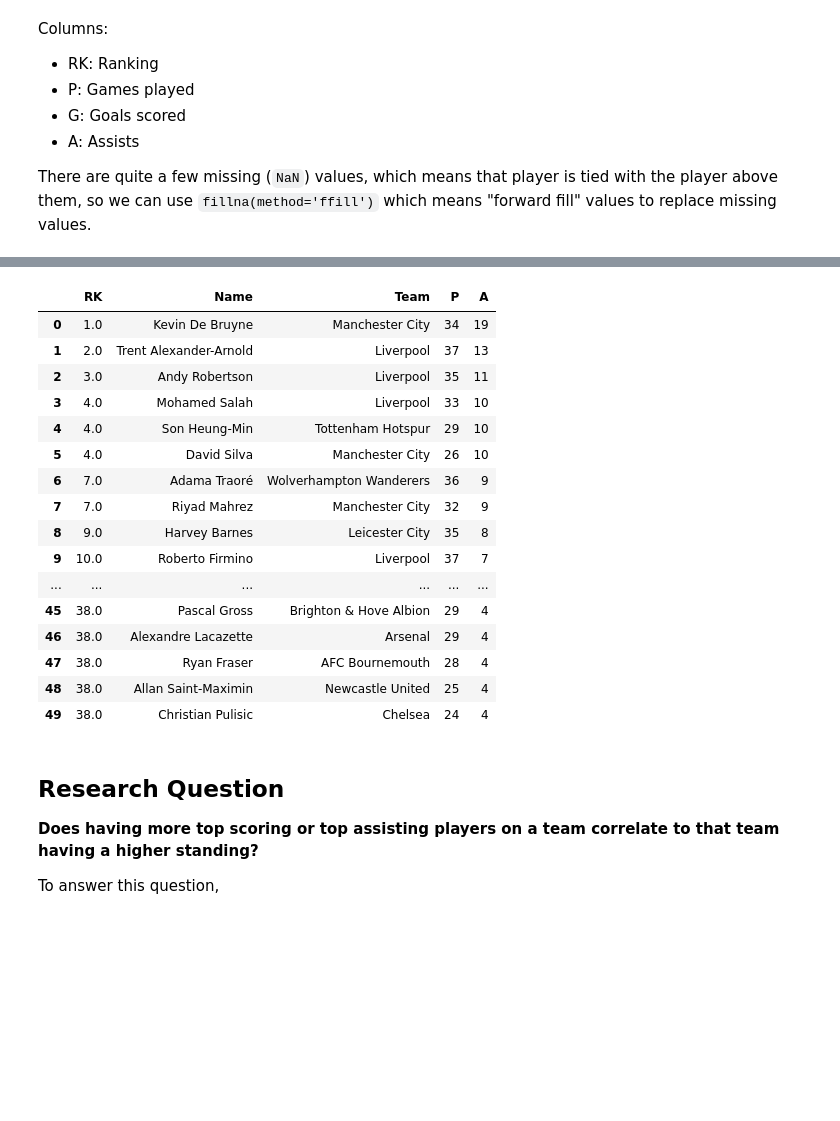
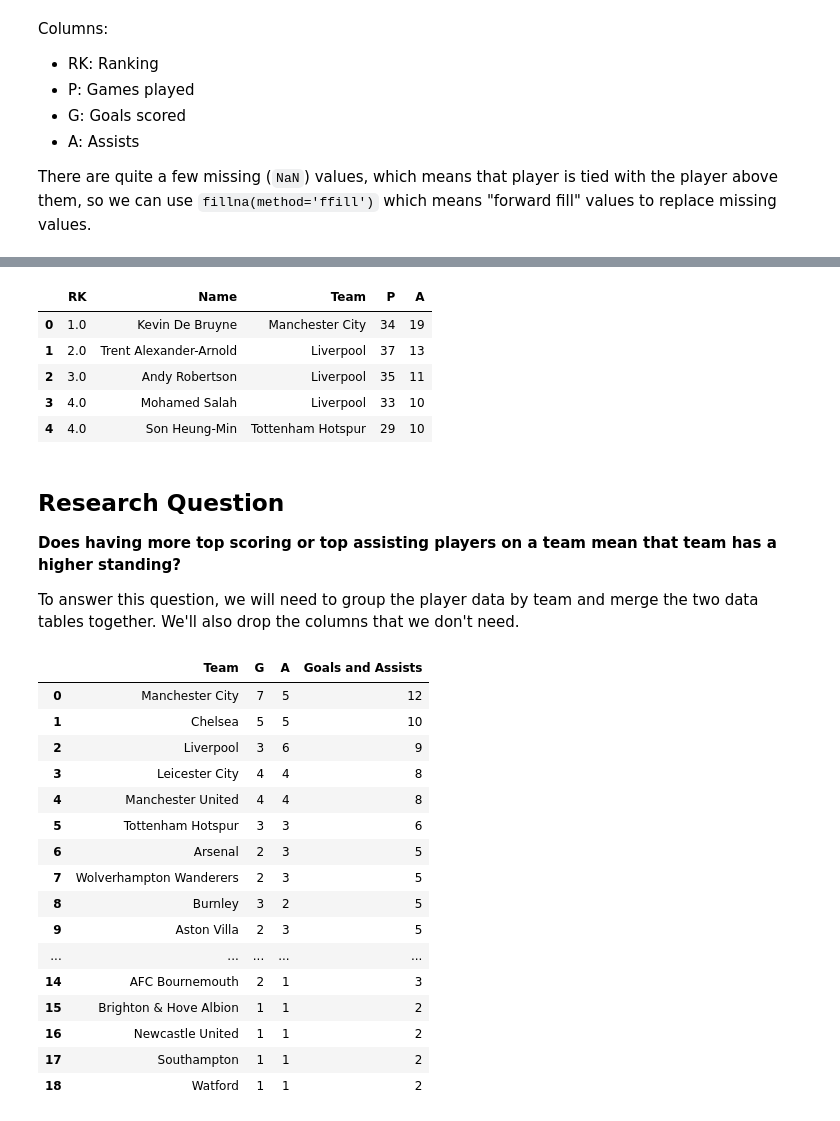
Before and after one commit to misterhay/Math-20-2, a Jupyter notebook: example-project.ipynb, the cells around one changed output, grey strips where cells are left out. Saved outputs shown, nothing was run; the diff lists cells and outputs as text; code cells hidden in the pictures; blank space fills up the shorter version.

```diff
--- a/example-project.ipynb
+++ b/example-project.ipynb
@@ -105,26 +215,44 @@ scorers
 # %%
-assists
+assists.head()
 # %% [output]
 |  | RK | Name | Team | P | A |
 | 0 | 1.0 | Kevin De Bruyne | Manchester City | 34 | 19 |
 | 1 | 2.0 | Trent Alexander-Arnold | Liverpool | 37 | 13 |
 | 2 | 3.0 | Andy Robertson | Liverpool | 35 | 11 |
 | 3 | 4.0 | Mohamed Salah | Liverpool | 33 | 10 |
 | 4 | 4.0 | Son Heung-Min | Tottenham Hotspur | 29 | 10 |
-| 5 | 4.0 | David Silva | Manchester City | 26 | 10 |
-| 6 | 7.0 | Adama Traoré | Wolverhampton Wanderers | 36 | 9 |
-| 7 | 7.0 | Riyad Mahrez | Manchester City | 32 | 9 |
-| 8 | 9.0 | Harvey Barnes | Leicester City | 35 | 8 |
-| 9 | 10.0 | Roberto Firmino | Liverpool | 37 | 7 |
-| ... | ... | ... | ... | ... | ... |
-| 45 | 38.0 | Pascal Gross | Brighton & Hove Albion | 29 | 4 |
-| 46 | 38.0 | Alexandre Lacazette | Arsenal | 29 | 4 |
-| 47 | 38.0 | Ryan Fraser | AFC Bournemouth | 28 | 4 |
-| 48 | 38.0 | Allan Saint-Maximin | Newcastle United | 25 | 4 |
-| 49 | 38.0 | Christian Pulisic | Chelsea | 24 | 4 |
 # %% [markdown]
 ## Research Question
 
-**Does having more top scoring or top assisting players on a team correlate to that team having a higher standing?**
+**Does having more top scoring or top assisting players on a team mean that team has a higher standing?**
 
-To answer this question,
+To answer this question, we will need to group the player data by team and merge the two data tables together. We'll also drop the columns that we don't need.
+# %%
+# group the data by team
+scorers_team = scorers.groupby('Team').count().drop(columns=['RK', 'Name', 'P'])
+assists_team = assists.groupby('Team').count().drop(columns=['RK', 'Name', 'P'])
+# merge the players data tables
+players = scorers_team.merge(assists_team, on='Team')
+# create a column that adds goals and assists
+players['Goals and Assists'] = players['G']+players['A']
+# sort the values, create an index column, and display the data
+players = players.sort_values('Goals and Assists', ascending=False).reset_index()
+players
+# %% [output]
+|  | Team | G | A | Goals and Assists |
+| 0 | Manchester City | 7 | 5 | 12 |
+| 1 | Chelsea | 5 | 5 | 10 |
+| 2 | Liverpool | 3 | 6 | 9 |
+| 3 | Leicester City | 4 | 4 | 8 |
+| 4 | Manchester United | 4 | 4 | 8 |
+| 5 | Tottenham Hotspur | 3 | 3 | 6 |
+| 6 | Arsenal | 2 | 3 | 5 |
+| 7 | Wolverhampton Wanderers | 2 | 3 | 5 |
+| 8 | Burnley | 3 | 2 | 5 |
+| 9 | Aston Villa | 2 | 3 | 5 |
+| ... | ... | ... | ... | ... |
+| 14 | AFC Bournemouth | 2 | 1 | 3 |
+| 15 | Brighton & Hove Albion | 1 | 1 | 2 |
+| 16 | Newcastle United | 1 | 1 | 2 |
+| 17 | Southampton | 1 | 1 | 2 |
+| 18 | Watford | 1 | 1 | 2 |
```
Also changed, not shown: parts of 23 cells of this notebook.
